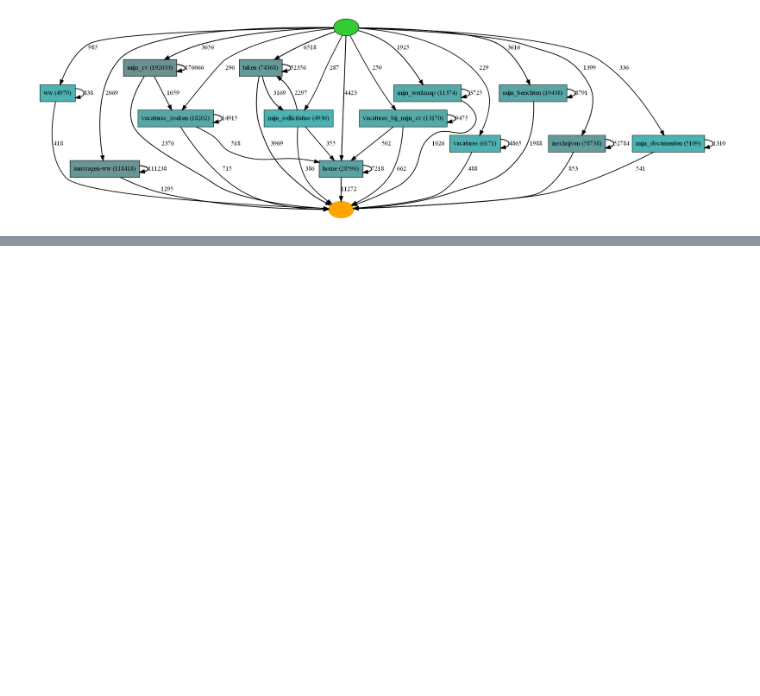
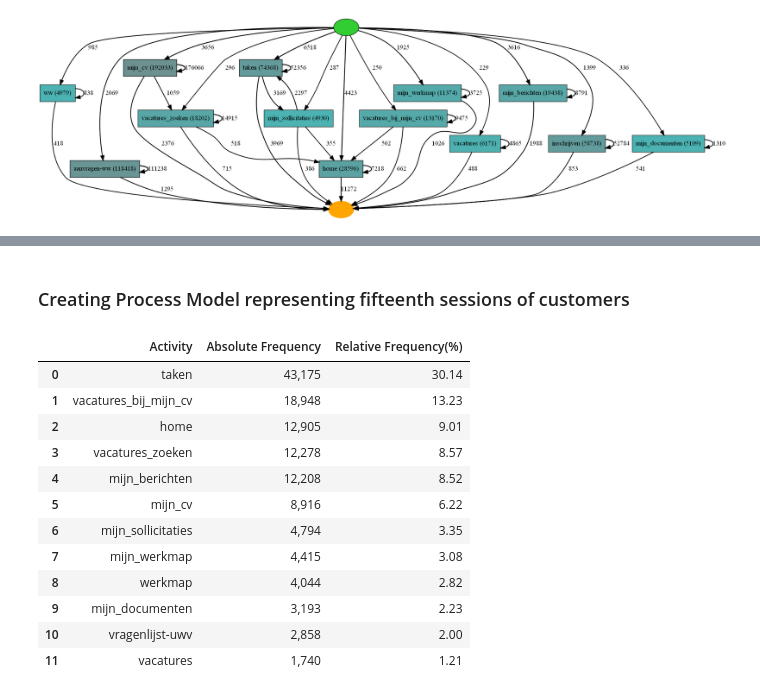
Before and after one commit to sinaaghaee/ProcessMiningProject-CustomerBehaviorAnalysis, a Jupyter notebook: BPM-Project-Aghaee-Varchandi-Mahmoodi.ipynb, the cells around one changed output, grey strips where cells are left out. Drawn from its saved outputs; the diff is of its cells as text; code cells hidden in the pictures; blank space fills up the shorter version.

```diff
--- a/BPM-Project-Aghaee-Varchandi-Mahmoodi.ipynb
+++ b/BPM-Project-Aghaee-Varchandi-Mahmoodi.ipynb
@@ -1308,3 +1344,38 @@ pm4py.view_heuristics_net(heu_net)
 <center>
     <img src="https://user-images.githubusercontent.com/35700552/151678886-2f66fdf8-c8a1-41b5-b346-f137af2f2a85.png"  />
 </center>
+# %% [markdown]
+### Creating Process Model representing fifteenth sessions of customers
+# %%
+# susbeting the fifteenth sessions records from "clicks_logged_in_SelectedColumns" dataset
+fifteenth_sessions_of_customers = clicks_logged_in_SelectedColumns[clicks_logged_in_SelectedColumns['SessionID'].isin(Sessions['15 Sessions'])]
+# %%
+# counting the repetitions of each activity for the 15th Sessions
+activity_counts_fifteenth_sessions_of_customers = pd.DataFrame(fifteenth_sessions_of_customers['PAGE_NAME'].value_counts())
+
+# calculating the relative frequency for the 15th Sessions
+activity_counts_fifteenth_sessions_of_customers['Relative Frequency(%)'] = round(activity_counts_fifteenth_sessions_of_customers['PAGE_NAME']/len(fifteenth_sessions_of_customers)*100,2)
+
+# resting the index of dataframe and renaming the columns
+activity_counts_fifteenth_sessions_of_customers.reset_index(level=0, inplace=True)
+activity_counts_fifteenth_sessions_of_customers=activity_counts_fifteenth_sessions_of_customers.rename(columns={'PAGE_NAME': 'Absolute Frequency','index': 'Activity' })
+
+# we don't want decimals to be diplayed
+activity_counts_fifteenth_sessions_of_customers['Absolute Frequency']=activity_counts_fifteenth_sessions_of_customers['Absolute Frequency'].apply('{:,.0f}'.format)
+
+# printing the data for activities with more than 0.8 percent Relative Frequency
+activity_counts_fifteenth_sessions_of_customers[activity_counts_fifteenth_sessions_of_customers['Relative Frequency(%)'] >= 1.2]
+# %% [output]
+|  | Activity | Absolute Frequency | Relative Frequency(%) |
+| 0 | taken | 43,175 | 30.14 |
+| 1 | vacatures_bij_mijn_cv | 18,948 | 13.23 |
+| 2 | home | 12,905 | 9.01 |
+| 3 | vacatures_zoeken | 12,278 | 8.57 |
+| 4 | mijn_berichten | 12,208 | 8.52 |
+| 5 | mijn_cv | 8,916 | 6.22 |
+| 6 | mijn_sollicitaties | 4,794 | 3.35 |
+| 7 | mijn_werkmap | 4,415 | 3.08 |
+| 8 | werkmap | 4,044 | 2.82 |
+| 9 | mijn_documenten | 3,193 | 2.23 |
+| 10 | vragenlijst-uwv | 2,858 | 2.00 |
+| 11 | vacatures | 1,740 | 1.21 |
```
Also changed, not shown: parts of 41 cells of this notebook.
